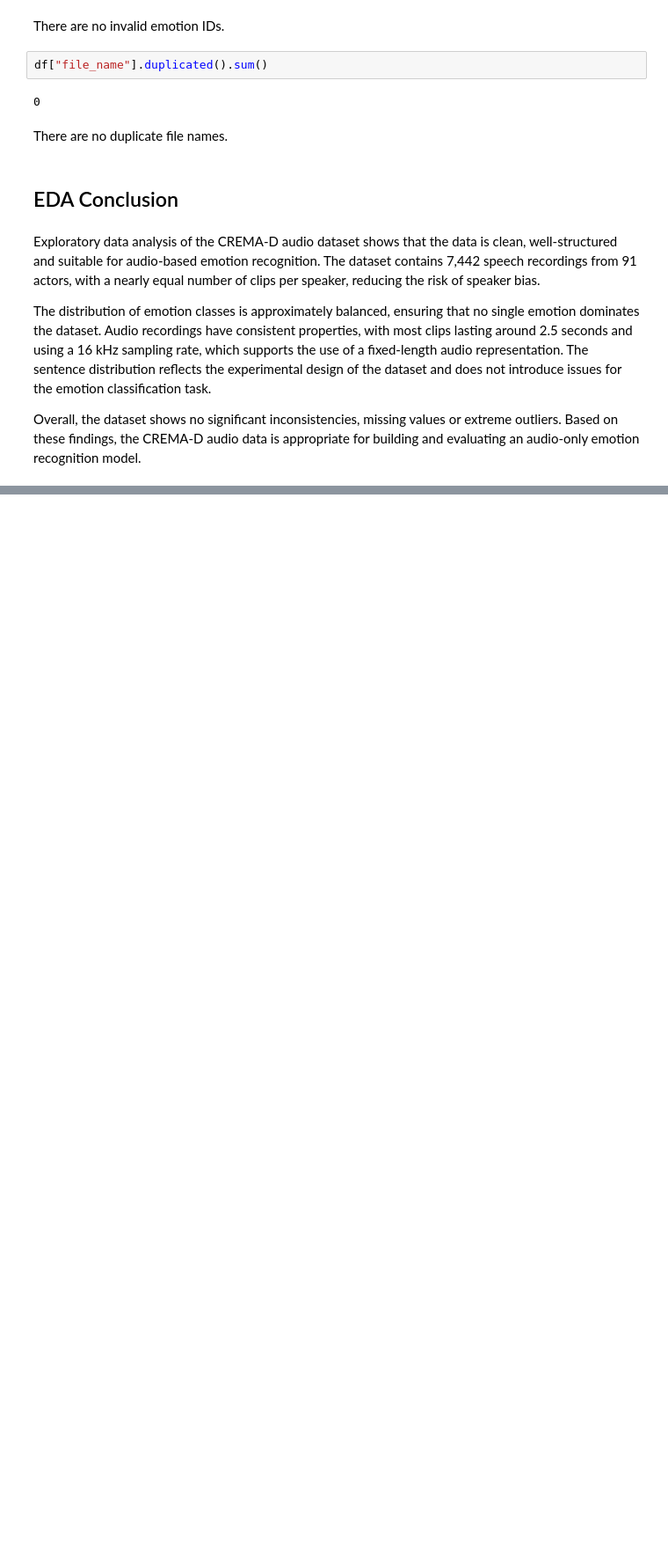
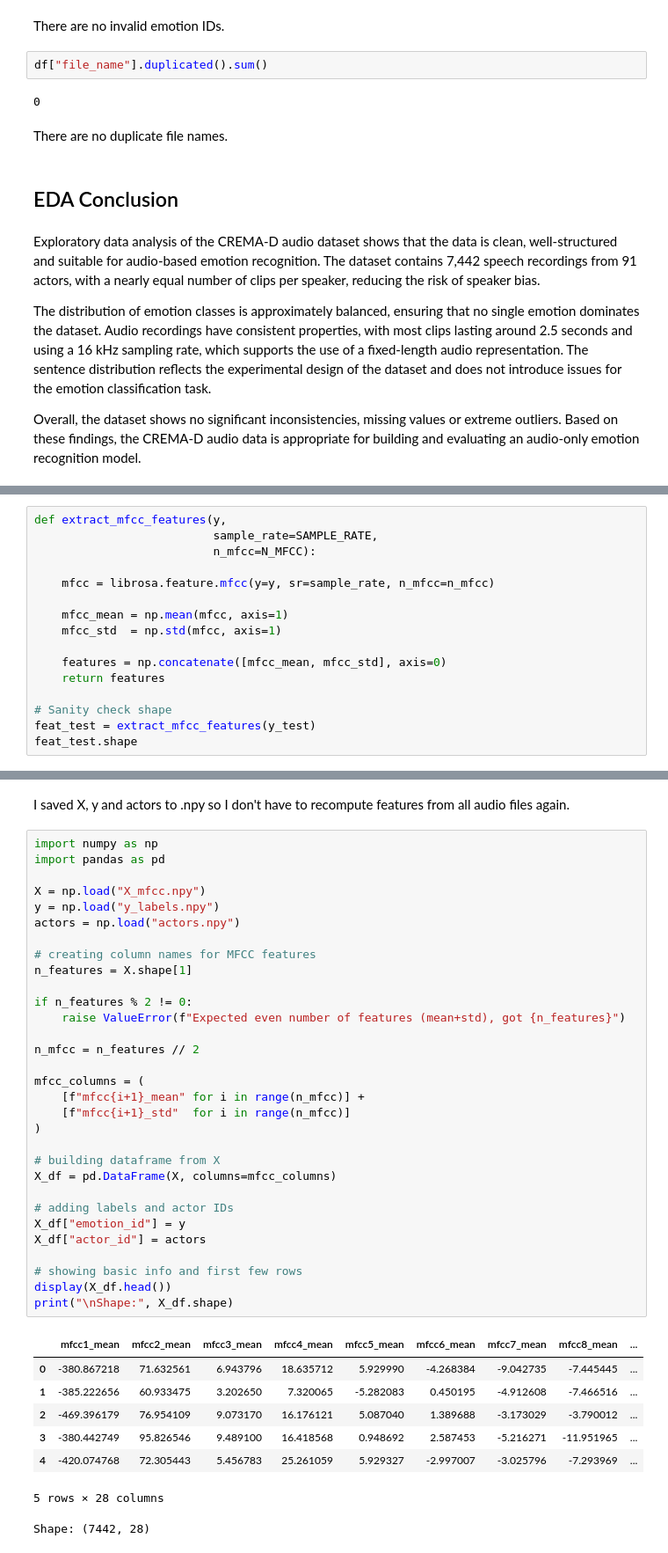
Before and after one commit to Preslavva/EmoReco, a Jupyter notebook: EmoReco.ipynb, the cells around one changed output, grey strips where cells are left out. Shown at 88% size. Drawn from its saved outputs; the diff is of its cells as text; blank space fills up the shorter version.

Commit message:
Add MFCC feature extraction and dataset inspection

```diff
--- a/EmoReco.ipynb
+++ b/EmoReco.ipynb
@@ -256,0 +307,16 @@ Overall, the dataset shows no significant inconsistencies, missing values or ext
+# %%
+def extract_mfcc_features(y,
+                          sample_rate=SAMPLE_RATE,
+                          n_mfcc=N_MFCC):
+
+    mfcc = librosa.feature.mfcc(y=y, sr=sample_rate, n_mfcc=n_mfcc)
+
+    mfcc_mean = np.mean(mfcc, axis=1)
+    mfcc_std  = np.std(mfcc, axis=1)
+
+    features = np.concatenate([mfcc_mean, mfcc_std], axis=0)
+    return features
+
+# Sanity check shape
+feat_test = extract_mfcc_features(y_test)
+feat_test.shape
@@ -256,0 +377,42 @@ Overall, the dataset shows no significant inconsistencies, missing values or ext
+# %% [markdown]
+I saved X, y and actors to .npy so I don't have to recompute features from all audio files again.
+# %%
+import numpy as np
+import pandas as pd
+
+X = np.load("X_mfcc.npy")
+y = np.load("y_labels.npy")
+actors = np.load("actors.npy")
+
+# creating column names for MFCC features
+n_features = X.shape[1]
+
+if n_features % 2 != 0:
+    raise ValueError(f"Expected even number of features (mean+std), got {n_features}")
+
+n_mfcc = n_features // 2
+
+mfcc_columns = (
+    [f"mfcc{i+1}_mean" for i in range(n_mfcc)] +
+    [f"mfcc{i+1}_std"  for i in range(n_mfcc)]
+)
+
+# building dataframe from X
+X_df = pd.DataFrame(X, columns=mfcc_columns)
+
+# adding labels and actor IDs
+X_df["emotion_id"] = y
+X_df["actor_id"] = actors
+
+# showing basic info and first few rows
+display(X_df.head())
+print("\nShape:", X_df.shape)
+# %% [output]
+|  | mfcc1_mean | mfcc2_mean | mfcc3_mean | mfcc4_mean | mfcc5_mean | mfcc6_mean | mfcc7_mean | mfcc8_mean | ... |
+| 0 | -380.867218 | 71.632561 | 6.943796 | 18.635712 | 5.929990 | -4.268384 | -9.042735 | -7.445445 | ... |
+| 1 | -385.222656 | 60.933475 | 3.202650 | 7.320065 | -5.282083 | 0.450195 | -4.912608 | -7.466516 | ... |
+| 2 | -469.396179 | 76.954109 | 9.073170 | 16.176121 | 5.087040 | 1.389688 | -3.173029 | -3.790012 | ... |
+| 3 | -380.442749 | 95.826546 | 9.489100 | 16.418568 | 0.948692 | 2.587453 | -5.216271 | -11.951965 | ... |
+| 4 | -420.074768 | 72.305443 | 5.456783 | 25.261059 | 5.929327 | -2.997007 | -3.025796 | -7.293969 | ... |
+5 rows × 28 columns
+Shape: (7442, 28)
```
Also changed, not shown: parts of 15 cells of this notebook, 2 other files.
